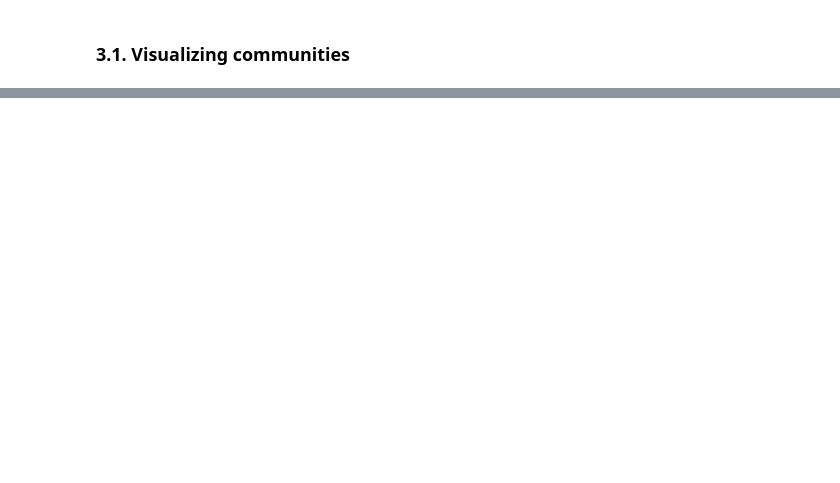
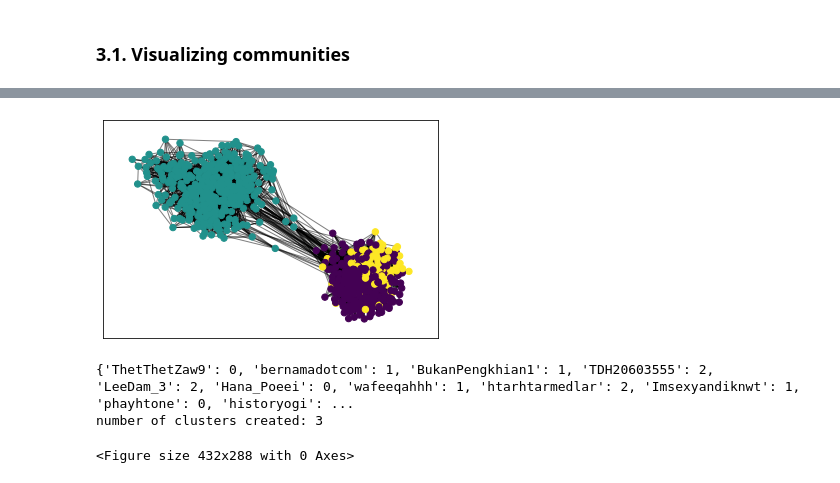
Before and after one commit to anshu0612/geocoded-tweets-analysis-dashboard, a Jupyter notebook: notebooks/sg_tweets_graph_networking_eda.ipynb, the cells around one changed output, grey strips where cells are left out. Cells and saved outputs as stored; diff of their text form; code cells hidden in the pictures; blank space fills up the shorter version.

```diff
--- a/notebooks/sg_tweets_graph_networking_eda.ipynb
+++ b/notebooks/sg_tweets_graph_networking_eda.ipynb
@@ -357,16 +355,22 @@ The average degree of the nodes in the graph is 2.936029114435908
 import json
 MIN_DEGREE_TO_HAVE = 40
 
+
+def get_min_graph_degree(Graph):
+    degrees = [val for (node, val) in Graph.degree()]
+    print("The minimum degree of the graph is " + str(np.min(degrees)))
+    return np.min(degrees)
+
 def remove_low_degree_edges(G, min_degree=MIN_DEGREE_TO_HAVE):
     G_pruned = G.copy()
-    low_degree_nodes = [node for node, degree in dict(G_pruned.degree()).items() if degree < min_degree]
+    low_degree_nodes = [node for node, degree in dict(G_pruned.degree()).items() if degree < 10]
     print("Number of users to be removed with degree less than {}: {}".format( min_degree, len(low_degree_nodes)))
     G_pruned.remove_nodes_from(low_degree_nodes)
 
     print("New graph:", G_pruned.size(), G_pruned.order())
     return G_pruned
 
-def get_communities(G_pruned, communities_save_path, communities_plot_save_path):
+def get_communities(G_pruned, communities_save_path, communities_plot_save_path, user_to_community_save_path):
     G_pruned = G_pruned.to_undirected()
     communities = community_louvain.best_partition(G_pruned)
     communities_plot = nx.spring_layout(G_pruned) #nx.spring_layout(G2)
@@ -377,14 +381,18 @@ def get_communities(G_pruned, communities_save_path, communities_plot_save_path)
     nx.draw_networkx_edges(G_pruned, communities_plot, alpha=0.5)
     plt.show()
 
-#     plt.savefig(communities_plot_save_path, bbox_inches='tight')
+    plt.savefig(communities_plot_save_path, bbox_inches='tight')
 
-#     communities_grouped = col.defaultdict(list)
-#     for k, v in communities.items():
-#         communities_grouped[v].append(k)
+    communities_grouped = col.defaultdict(list)
+    print(communities)
+    for k, v in communities.items():
+        communities_grouped[v].append(k)
 
-#     with open(communities_save_path, 'w') as f:
-#         json.dump(communities_grouped, f)
+    with open(user_to_community_save_path, 'w') as f:
+        json.dump(communities, f)
 
-#     print("number of clusters created:", len(communities_grouped))
-#     return communities_grouped
+    with open(communities_save_path, 'w') as f:
+        json.dump(communities_grouped, f)
+
+    print("number of clusters created:", len(communities_grouped))
+    return communities_grouped
@@ -390,0 +402,4 @@ def get_communities(G_pruned, communities_save_path, communities_plot_save_path)
+# %%
+G_pruned = G
+while get_min_graph_degree(G_pruned) < 5:
+    G_pruned = remove_low_degree_edges(G_pruned)
@@ -391 +420,12 @@ def get_communities(G_pruned, communities_save_path, communities_plot_save_path)
+# %%
+communities_plot_save_path = BASE_PATH + "output/networking/clusters"
+communities_save_path = BASE_PATH + "output/networking/clusters.json"
+user_to_community_save_path = BASE_PATH + "output/networking/user_to_cluster.json"
+
+communities_grouped = get_communities(G_pruned, communities_save_path, communities_plot_save_path, user_to_community_save_path)
+# %% [output]
+[figure, added]
+{'ThetThetZaw9': 0, 'bernamadotcom': 1, 'BukanPengkhian1': 1, 'TDH20603555': 2, 'LeeDam_3': 2, 'Hana_Poeei': 0, 'wafeeqahhh': 1, 'htarhtarmedlar': 2, 'Imsexyandiknwt': 1, 'phayhtone': 0, 'historyogi': ...
+number of clusters created: 3
+<Figure size 432x288 with 0 Axes>
 # %%
```
Also changed, not shown: parts of 19 cells of this notebook, 9 other files.
